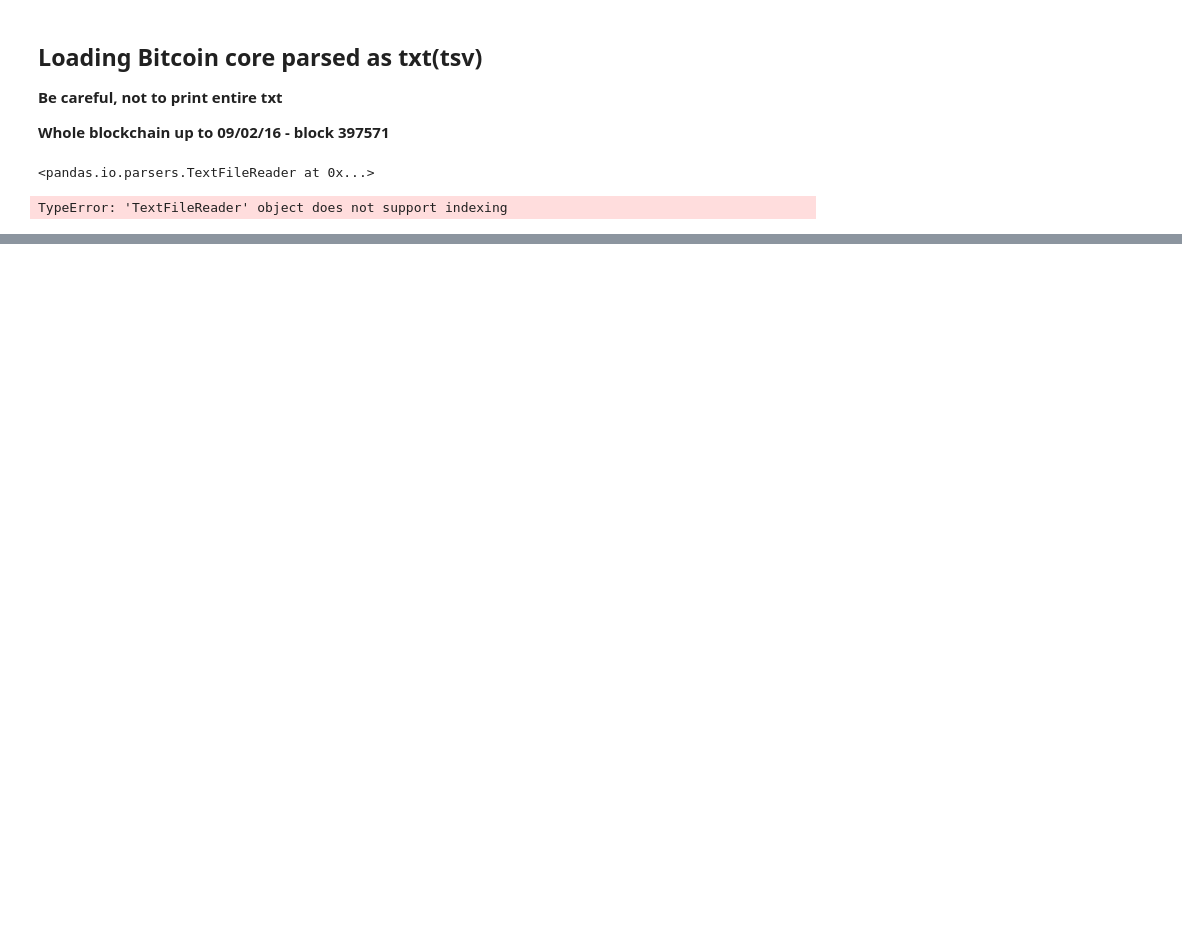
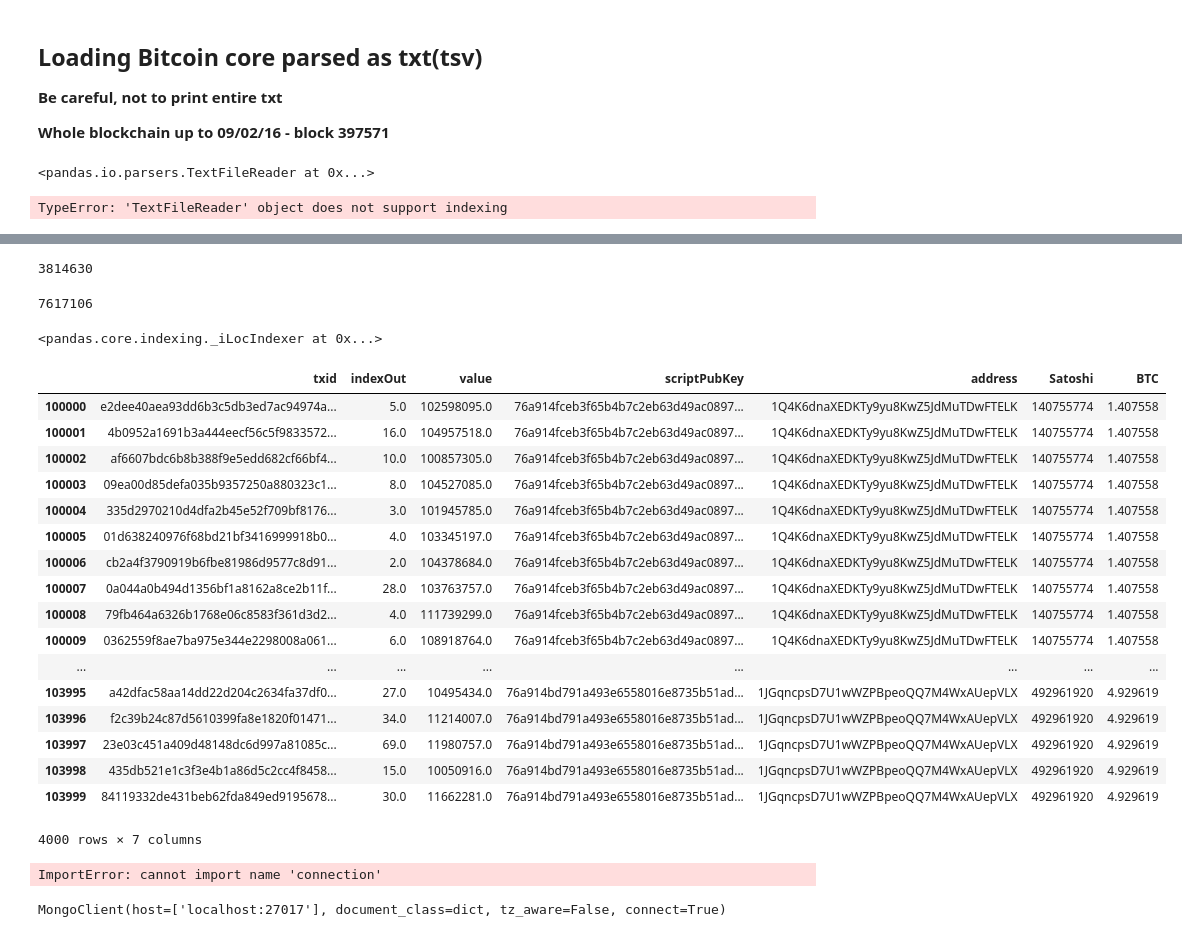
Before and after one commit to brandtoliver/Blockchain-Transaction-Classification, a Jupyter notebook: Data import.ipynb, the cells around one changed output, grey strips where cells are left out. Cells and saved outputs as stored; diff of their text form; code cells hidden in the pictures; blank space fills up the shorter version.

```diff
--- a/Data import.ipynb
+++ b/Data import.ipynb
@@ -144,0 +216,8 @@ TypeError: 'TextFileReader' object does not support indexing
+# %%
+dubbel(tx_out["address"])
+# %% [output]
+3814630
+# %%
+len(tx_out["address"])
+# %% [output]
+7617106
@@ -144,0 +226,2 @@ TypeError: 'TextFileReader' object does not support indexing
+# %%
+result= pd.merge(tx_out, df, on='address', how='right')
@@ -144,0 +230,25 @@ TypeError: 'TextFileReader' object does not support indexing
+# %%
+result.iloc(2)
+# %% [output]
+<pandas.core.indexing._iLocIndexer at 0x...>
+# %%
+result[:][100000:104000]
+# %% [output]
+|  | txid | indexOut | value | scriptPubKey | address | Satoshi | BTC |
+| 100000 | e2dee40aea93dd6b3c5db3ed7ac94974a... | 5.0 | 102598095.0 | 76a914fceb3f65b4b7c2eb63d49ac0897... | 1Q4K6dnaXEDKTy9yu8KwZ5JdMuTDwFTELK | 140755774 | 1.407558 |
+| 100001 | 4b0952a1691b3a444eecf56c5f9833572... | 16.0 | 104957518.0 | 76a914fceb3f65b4b7c2eb63d49ac0897... | 1Q4K6dnaXEDKTy9yu8KwZ5JdMuTDwFTELK | 140755774 | 1.407558 |
+| 100002 | af6607bdc6b8b388f9e5edd682cf66bf4... | 10.0 | 100857305.0 | 76a914fceb3f65b4b7c2eb63d49ac0897... | 1Q4K6dnaXEDKTy9yu8KwZ5JdMuTDwFTELK | 140755774 | 1.407558 |
+| 100003 | 09ea00d85defa035b9357250a880323c1... | 8.0 | 104527085.0 | 76a914fceb3f65b4b7c2eb63d49ac0897... | 1Q4K6dnaXEDKTy9yu8KwZ5JdMuTDwFTELK | 140755774 | 1.407558 |
+| 100004 | 335d2970210d4dfa2b45e52f709bf8176... | 3.0 | 101945785.0 | 76a914fceb3f65b4b7c2eb63d49ac0897... | 1Q4K6dnaXEDKTy9yu8KwZ5JdMuTDwFTELK | 140755774 | 1.407558 |
+| 100005 | 01d638240976f68bd21bf3416999918b0... | 4.0 | 103345197.0 | 76a914fceb3f65b4b7c2eb63d49ac0897... | 1Q4K6dnaXEDKTy9yu8KwZ5JdMuTDwFTELK | 140755774 | 1.407558 |
+| 100006 | cb2a4f3790919b6fbe81986d9577c8d91... | 2.0 | 104378684.0 | 76a914fceb3f65b4b7c2eb63d49ac0897... | 1Q4K6dnaXEDKTy9yu8KwZ5JdMuTDwFTELK | 140755774 | 1.407558 |
+| 100007 | 0a044a0b494d1356bf1a8162a8ce2b11f... | 28.0 | 103763757.0 | 76a914fceb3f65b4b7c2eb63d49ac0897... | 1Q4K6dnaXEDKTy9yu8KwZ5JdMuTDwFTELK | 140755774 | 1.407558 |
+| 100008 | 79fb464a6326b1768e06c8583f361d3d2... | 4.0 | 111739299.0 | 76a914fceb3f65b4b7c2eb63d49ac0897... | 1Q4K6dnaXEDKTy9yu8KwZ5JdMuTDwFTELK | 140755774 | 1.407558 |
+| 100009 | 0362559f8ae7ba975e344e2298008a061... | 6.0 | 108918764.0 | 76a914fceb3f65b4b7c2eb63d49ac0897... | 1Q4K6dnaXEDKTy9yu8KwZ5JdMuTDwFTELK | 140755774 | 1.407558 |
+| ... | ... | ... | ... | ... | ... | ... | ... |
+| 103995 | a42dfac58aa14dd22d204c2634fa37df0... | 27.0 | 10495434.0 | 76a914bd791a493e6558016e8735b51ad... | 1JGqncpsD7U1wWZPBpeoQQ7M4WxAUepVLX | 492961920 | 4.929619 |
+| 103996 | f2c39b24c87d5610399fa8e1820f01471... | 34.0 | 11214007.0 | 76a914bd791a493e6558016e8735b51ad... | 1JGqncpsD7U1wWZPBpeoQQ7M4WxAUepVLX | 492961920 | 4.929619 |
+| 103997 | 23e03c451a409d48148dc6d997a81085c... | 69.0 | 11980757.0 | 76a914bd791a493e6558016e8735b51ad... | 1JGqncpsD7U1wWZPBpeoQQ7M4WxAUepVLX | 492961920 | 4.929619 |
+| 103998 | 435db521e1c3f3e4b1a86d5c2cc4f8458... | 15.0 | 10050916.0 | 76a914bd791a493e6558016e8735b51ad... | 1JGqncpsD7U1wWZPBpeoQQ7M4WxAUepVLX | 492961920 | 4.929619 |
+| 103999 | 84119332de431beb62fda849ed9195678... | 30.0 | 11662281.0 | 76a914bd791a493e6558016e8735b51ad... | 1JGqncpsD7U1wWZPBpeoQQ7M4WxAUepVLX | 492961920 | 4.929619 |
+4000 rows × 7 columns
@@ -144,0 +257,31 @@ TypeError: 'TextFileReader' object does not support indexing
+# %%
+import sys
+
+from datetime import datetime
+from pymongo import Connection
+from pymongo.errors import ConnectionFailure
+
+def main():
+    try:
+        c = Connection(host="localhost", port=27017)
+    except(ConnectionFailure, e):
+        sys.stderr.write("Could not connect to MongoDB: %s" % e)
+        sys.exit(1)
+    dbh = c["mydb"]
+    assert dbh.connection == c
+    user_doc = {
+        "username" : "janedoe",
+        "firstname" : "Jane",
+        "surname" : "Doe",
+        "dateofbirth" : datetime(1974, 4, 12),
+        "email" : "janedoe74@example.com",
+        "score" : 0
+    }
+
+    dbh.users.insert(user_doc, safe=True)
+    print("Successfully inserted document: %s" % user_doc)
+
+if __name__ == "__main__":
+    main()
+# %% [output]
+ImportError: cannot import name 'connection'
@@ -144,0 +293,4 @@ TypeError: 'TextFileReader' object does not support indexing
+# %%
+client
+# %% [output]
+MongoClient(host=['localhost:27017'], document_class=dict, tz_aware=False, connect=True)
```
Also changed, not shown: parts of 32 cells of this notebook.
